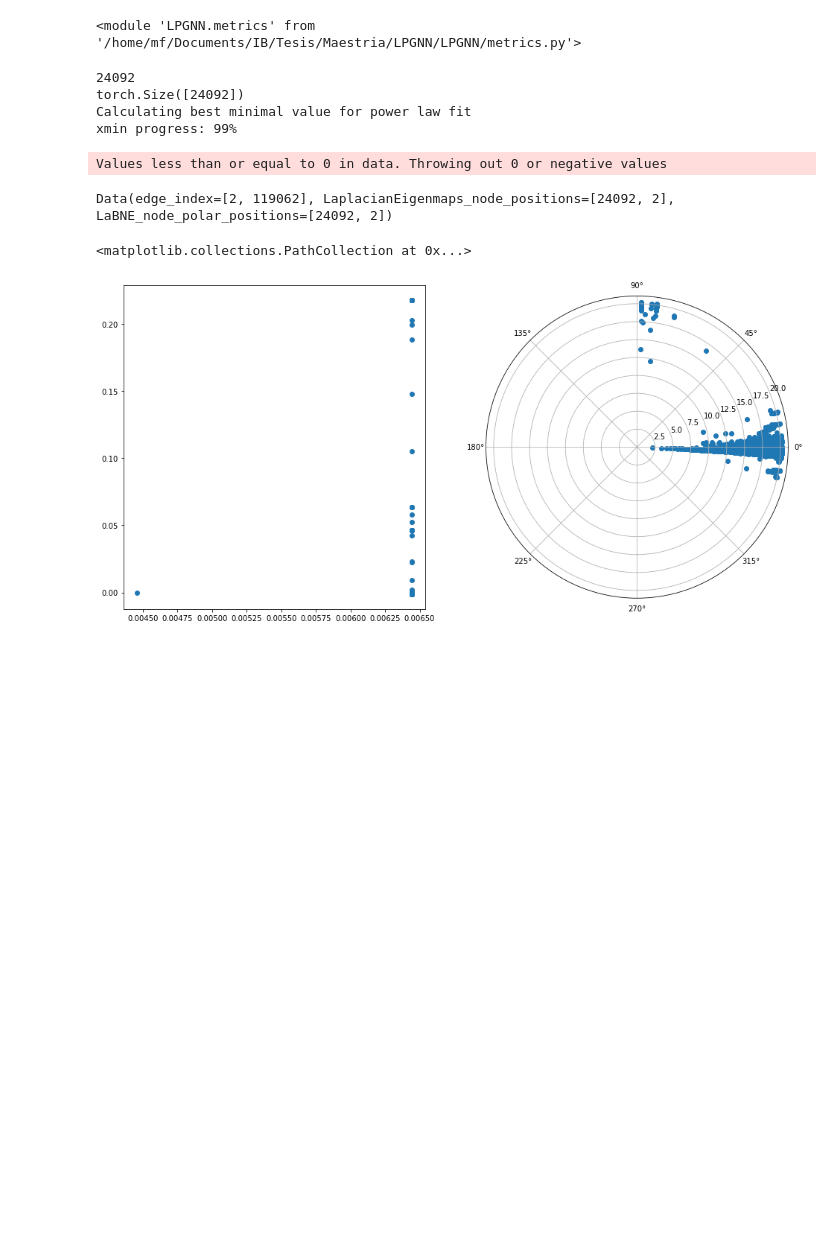
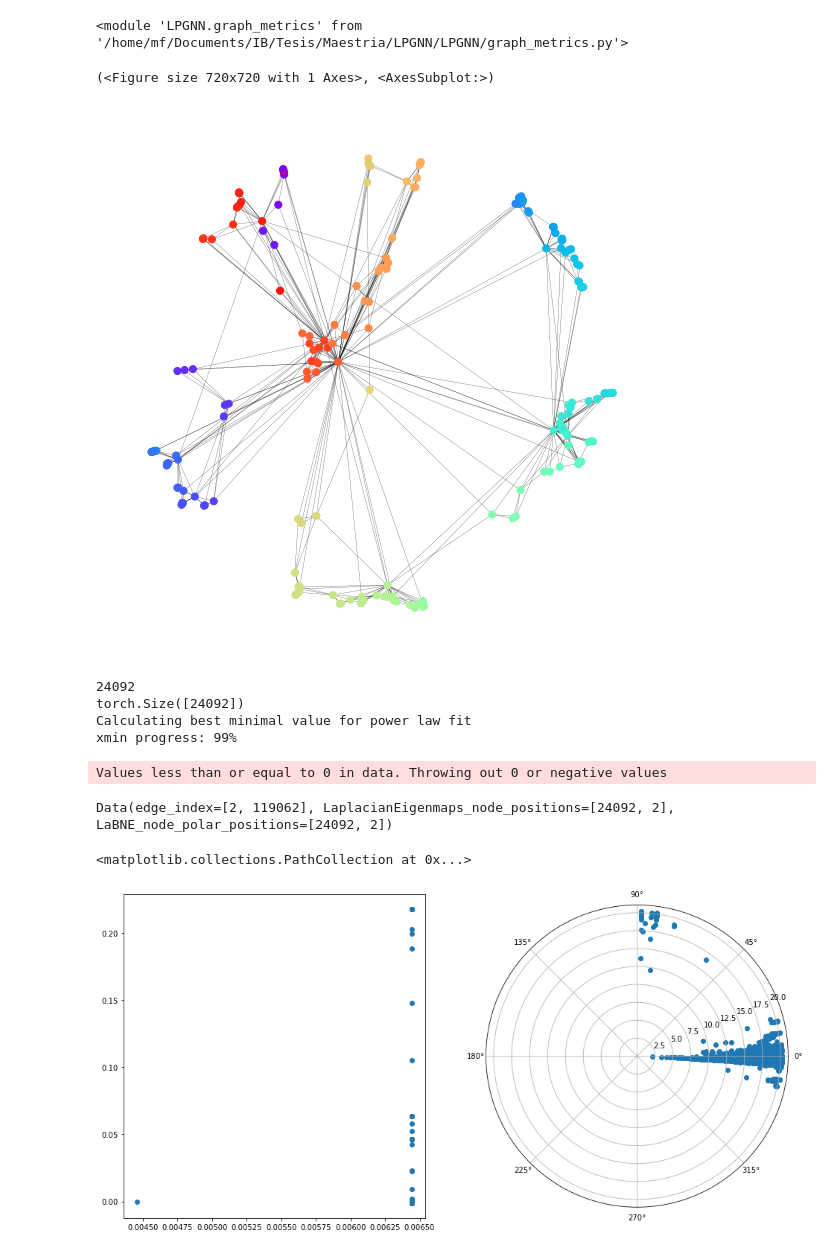
Before and after one commit to martinfama/LPGNN, a Jupyter notebook: Poincare_Embeddings.ipynb, the cells around one changed output. Cells and saved outputs as stored; diff of their text form; code cells hidden in the pictures; blank space fills up the shorter version.

Commit message:
Added Poincaré Embedding function

```diff
--- a/Poincare_Embeddings.ipynb
+++ b/Poincare_Embeddings.ipynb
@@ -22,15 +22,25 @@ import powerlaw
 # %%
 importlib.reload(LPGNN.popularity_similarity)
+importlib.reload(LPGNN.embedding)
+importlib.reload(LPGNN.poincare_embedding)
+importlib.reload(LPGNN.distances)
 importlib.reload(LPGNN.visualization.degree_distribution)
 importlib.reload(LPGNN.visualization)
 importlib.reload(LPGNN.utils)
 importlib.reload(LPGNN.labne)
 importlib.reload(LPGNN.graph_metrics)
 # %% [output]
-<module 'LPGNN.metrics' from '/home/mf/Documents/IB/Tesis/Maestria/LPGNN/LPGNN/metrics.py'>
+<module 'LPGNN.graph_metrics' from '/home/mf/Documents/IB/Tesis/Maestria/LPGNN/LPGNN/graph_metrics.py'>
 # %%
-PS = LPGNN.popularity_similarity.generatePSNetwork(N=2000, avg_k=6, gamma=2.5, T=0, seed=42)
-LPGNN.metrics.hyperbolic_distance_list_to_file(PS.node_polar_positions, chunk_size=100, filename='PS_out.txt')
+PS = LPGNN.popularity_similarity.generatePSNetwork(N=200, avg_k=6, gamma=2.5, T=0, seed=42)
+#LPGNN.metrics.hyperbolic_distance_list_to_file(PS.node_polar_positions, chunk_size=100, filename='PS_out.txt')
+# %%
+poincare_e = LPGNN.poincare_embedding.poincare_embedding(PS, only_coordinates=False, epochs=100, alpha=0.1, size=2)
+# %%
+LPGNN.popularity_similarity.drawPSNetwork(poincare_e, pos_name='PoincareEmbedding_node_positions')
+# %% [output]
+(<Figure size 720x720 with 1 Axes>, <AxesSubplot:>)
+[figure, added]
 # %%
 ASI = th.Tensor(np.loadtxt('Network_Files/ASI_t0.txt')).T.type(th.int64)
 ASI = pyg.utils.to_undirected(ASI)
```
Also changed, not shown: parts of 5 cells of this notebook, 5 other files.
